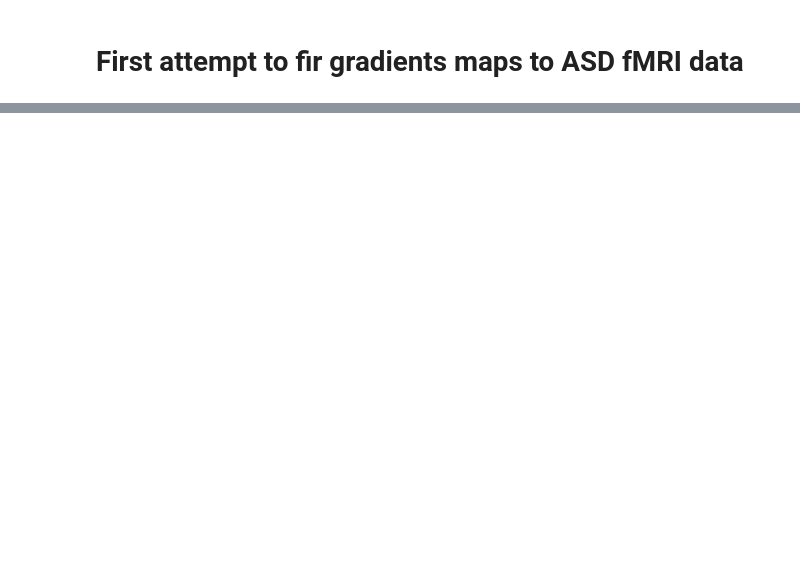
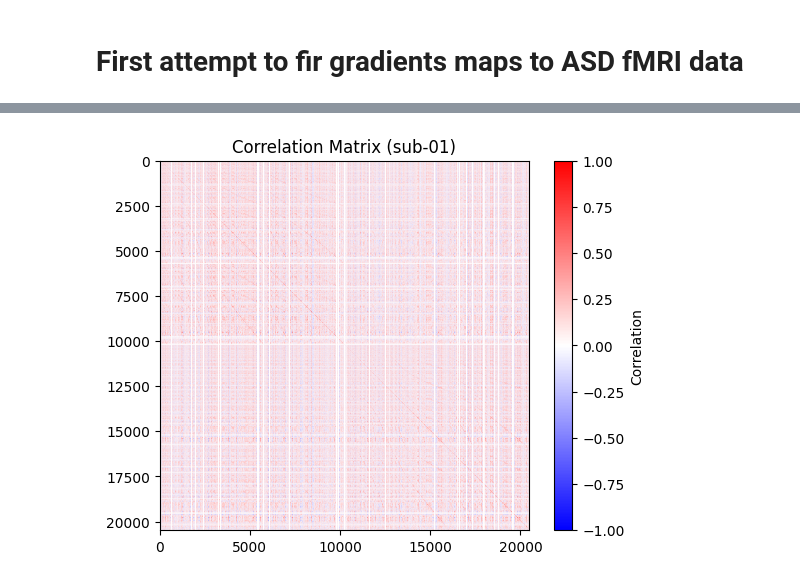
Before and after one commit to mrenke/parietal_patterns, a Jupyter notebook: charles_01/try_gradients_01.ipynb, the cells around one changed output, grey strips where cells are left out. Drawn from its saved outputs; the diff is of its cells as text; code cells hidden in the pictures; blank space fills up the shorter version.

```diff
--- a/charles_01/try_gradients_01.ipynb
+++ b/charles_01/try_gradients_01.ipynb
@@ -107,0 +163,7 @@ os.makedirs(target_folder,exist_ok=True)
+# %%
+import numpy as np
+
+cm = np.load("/mnt_01/ds-dnumrisk/derivatives/correlation_matrices/sub-01_ses-1_task-magjudge_space-fsaverage5_confspec-32P_CM.npy")
+
+print(cm.shape)    # Größe der Matrix
+print(cm[0:5, 0:5])  # kleine Vorschau
@@ -107,0 +197,9 @@ os.makedirs(target_folder,exist_ok=True)
+# %%
+import matplotlib.pyplot as plt
+
+plt.imshow(cm, vmin=-1, vmax=1, cmap="bwr")
+plt.colorbar(label="Correlation")
+plt.title("Correlation Matrix (sub-01)")
+plt.show()
+# %% [output]
+[figure, added]
```
Also changed, not shown: parts of 9 cells of this notebook.
